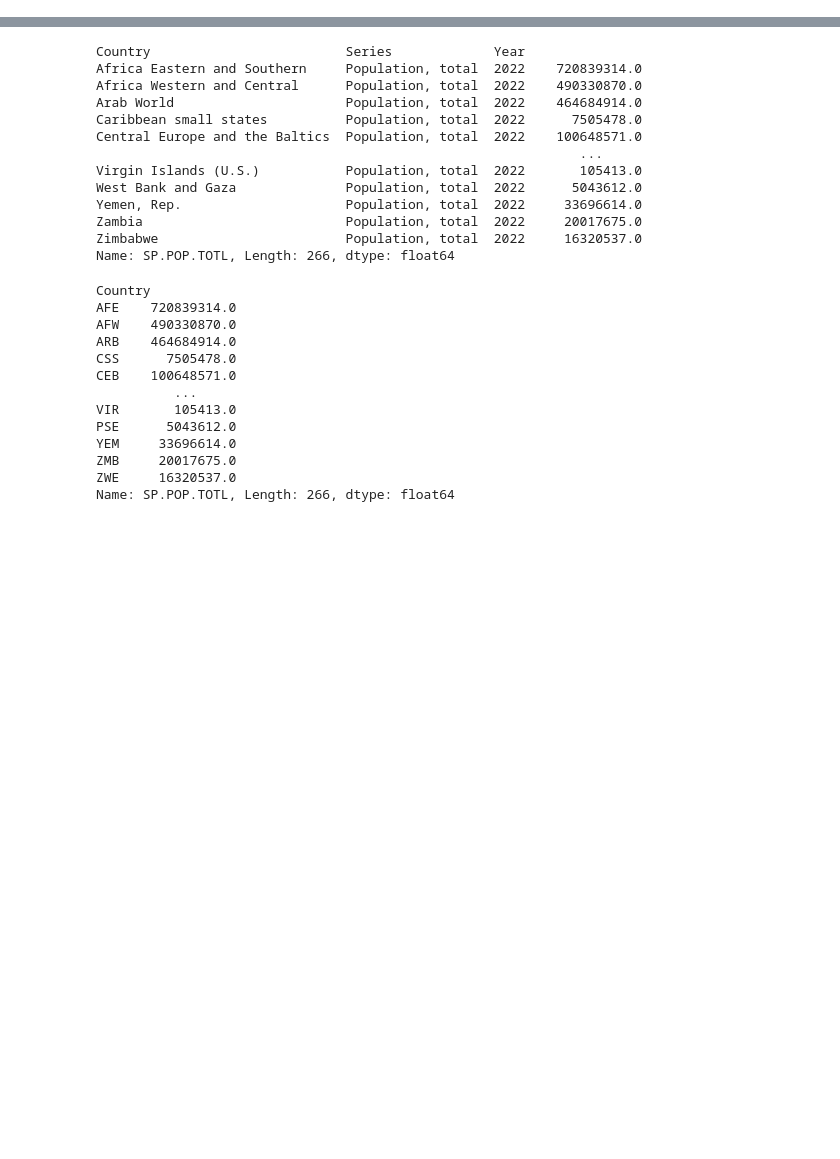
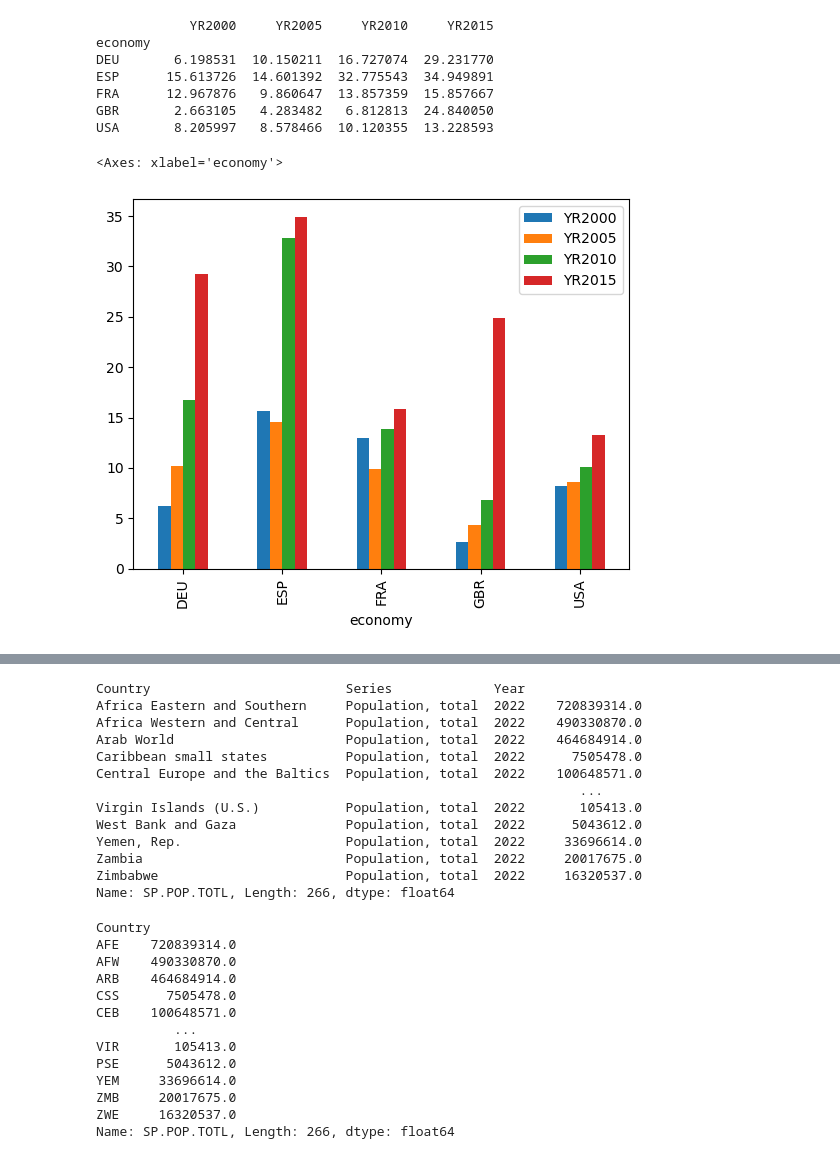
Before and after one commit to jpmckeown/explore-clean-demo, a Jupyter notebook: population.ipynb, the cells around one changed output, grey strips where cells are left out. Drawn from its saved outputs; the diff is of its cells as text; code cells hidden in the pictures; blank space fills up the shorter version.

```diff
--- a/population.ipynb
+++ b/population.ipynb
@@ -14,0 +134,16 @@ import world_bank_data as wb
+# %%
+renewable_5 = wba.data.DataFrame('EG.ELC.RNEW.ZS',
+                      ['DEU','FRA','ESP','GBR','USA'],
+                      time=range(2000,2016,5))
+print(renewable_5)
+renewable_5.plot.bar()
+# %% [output]
+            YR2000     YR2005     YR2010     YR2015
+economy
+DEU       6.198531  10.150211  16.727074  29.231770
+ESP      15.613726  14.601392  32.775543  34.949891
+FRA      12.967876   9.860647  13.857359  15.857667
+GBR       2.663105   4.283482   6.812813  24.840050
+USA       8.205997   8.578466  10.120355  13.228593
+<Axes: xlabel='economy'>
+[figure, added]
```
Also changed, not shown: parts of 16 cells of this notebook.
